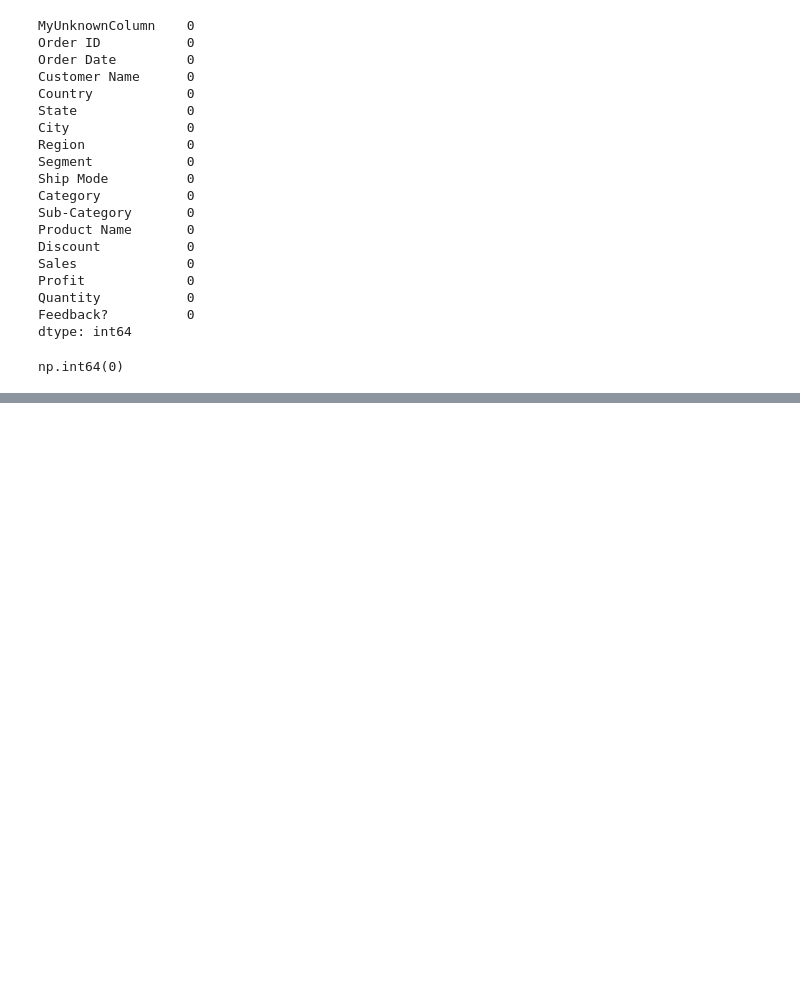
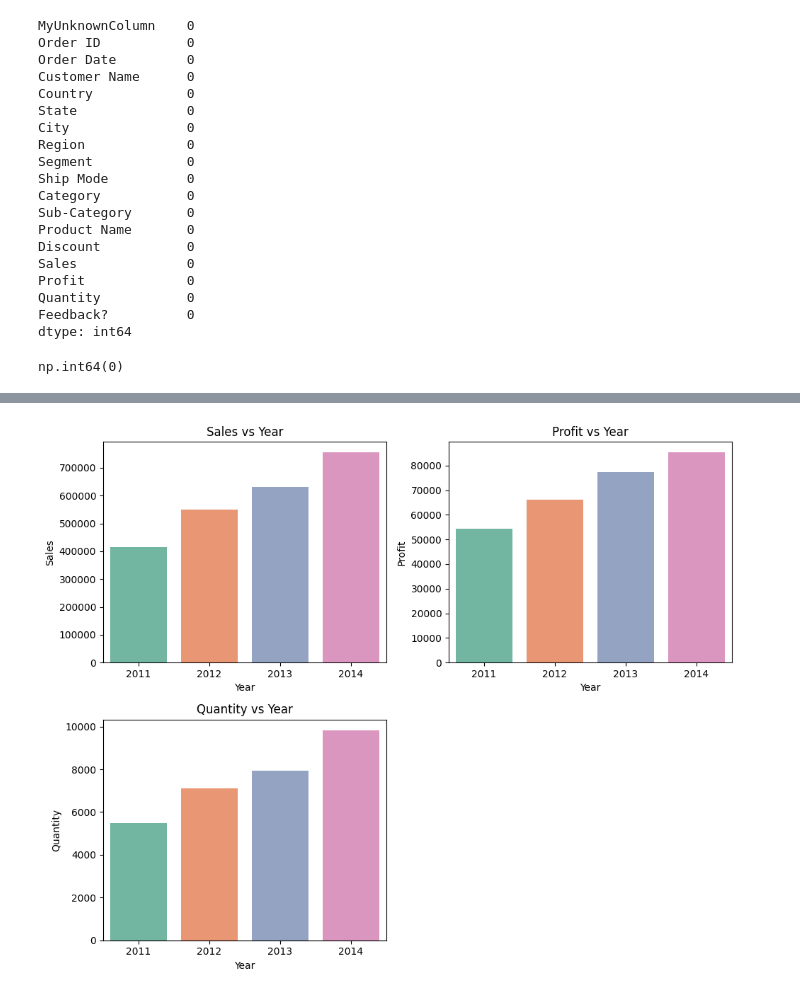
Before and after one commit to vineetha00/EDA, a Jupyter notebook: Euromart_Sales/euromart_sales_analysis.ipynb, the cells around one changed output, grey strips where cells are left out. Cells and saved outputs as stored; diff of their text form; code cells hidden in the pictures; blank space fills up the shorter version.

```diff
--- a/Euromart_Sales/euromart_sales_analysis.ipynb
+++ b/Euromart_Sales/euromart_sales_analysis.ipynb
@@ -126,0 +279,7 @@ df.head()
+# %%
+Year_Analysis = df.groupby('Year').agg({
+    'Sales':'sum',
+    'Profit': 'sum',
+    'Quantity': 'sum'
+}).sort_values(by = 'Sales', ascending=False).reset_index()
+Year_Analysis
@@ -126,0 +292,18 @@ df.head()
+# %%
+plt.figure(figsize=(10,8))
+plt.subplot(2,2,1)
+sns.barplot(x='Year', y = 'Sales', data = Year_Analysis, palette = 'Set2')
+plt.title('Sales vs Year')
+
+plt.subplot(2,2,2)
+sns.barplot(x='Year', y = 'Profit', data = Year_Analysis, palette = 'Set2')
+plt.title('Profit vs Year')
+
+plt.subplot(2,2,3)
+sns.barplot(x='Year', y = 'Quantity', data = Year_Analysis, palette = 'Set2')
+plt.title('Quantity vs Year')
+
+plt.tight_layout()
+plt.show()
+# %% [output]
+[figure, added]
```
Also changed, not shown: parts of 47 cells of this notebook.
